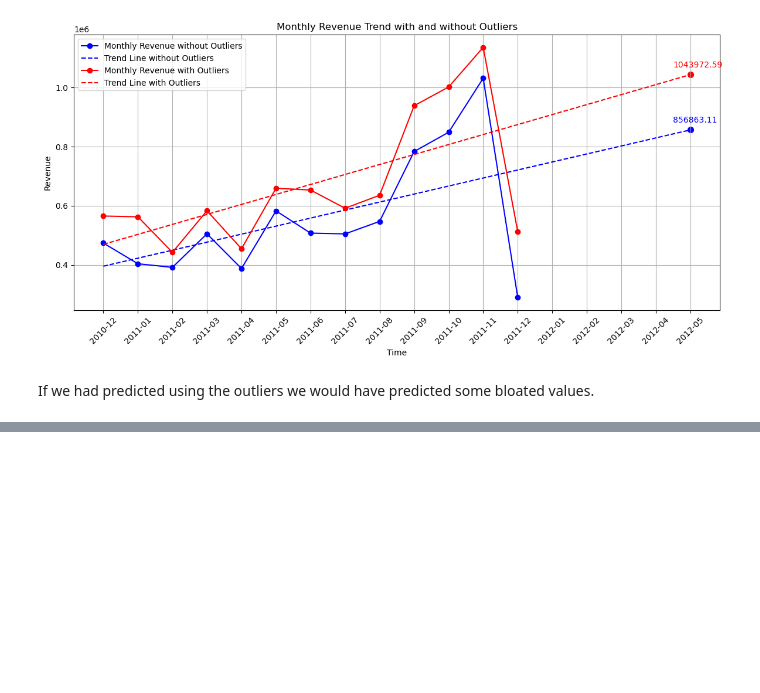
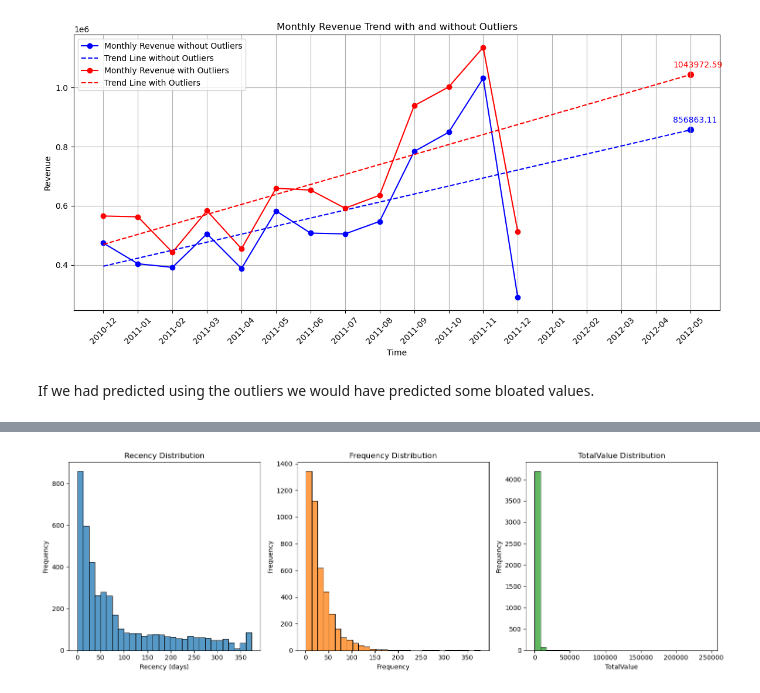
Before and after one commit to TanuTiwari4722/Freeflow_Task, a Jupyter notebook: PS2.ipynb, the cells around one changed output, grey strips where cells are left out. Cells and saved outputs as stored; diff of their text form; code cells hidden in the pictures; blank space fills up the shorter version.

```diff
--- a/PS2.ipynb
+++ b/PS2.ipynb
@@ -859,0 +880,11 @@ Removing outliers can help in better prediction of the data.|
+# %%
+UCI_recent = UCI_cleaned.groupby(by='CustomerID', as_index=False) \
+    .agg(
+        Frequency=('Invoice Revenue', 'nunique'),
+        LastInvoiceDate=('InvoiceDate', 'max'),
+        TotalValue=('Invoice Revenue', 'sum'),
+    )
+
+max_invoice_date = UCI_cleaned['InvoiceDate'].max()
+UCI_recent['Recency'] = (max_invoice_date - UCI_recent['LastInvoiceDate']).dt.days
+UCI_recent
@@ -859,0 +917,22 @@ Removing outliers can help in better prediction of the data.|
+# %%
+# Visualizing the distribution of Recency, Frequency, and TotalValue
+plt.figure(figsize=(15, 5))
+plt.subplot(1, 3, 1)
+sns.histplot(UCI_recent['Recency'], bins=30, color='C0')
+plt.title('Recency Distribution')
+plt.xlabel('Recency (days)')
+plt.ylabel('Frequency')
+plt.subplot(1, 3, 2)
+sns.histplot(UCI_recent['Frequency'], bins=30, color='C1')
+plt.title('Frequency Distribution')
+plt.xlabel('Frequency')
+plt.ylabel('Frequency')
+plt.subplot(1, 3, 3)
+sns.histplot(UCI_recent['TotalValue'], bins=30, color='C2')
+plt.title('TotalValue Distribution')
+plt.xlabel('TotalValue')
+plt.ylabel('Frequency')
+plt.tight_layout()
+plt.show()
+# %% [output]
+[figure, added]
```
Also changed, not shown: parts of 18 cells of this notebook.
